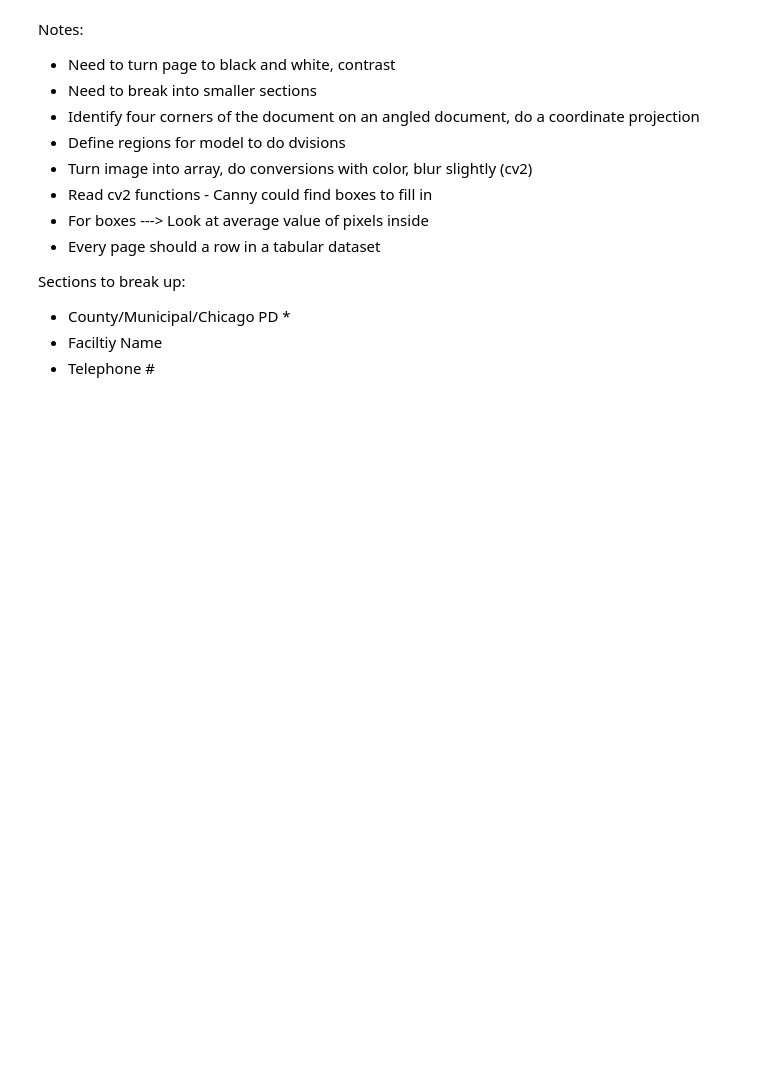
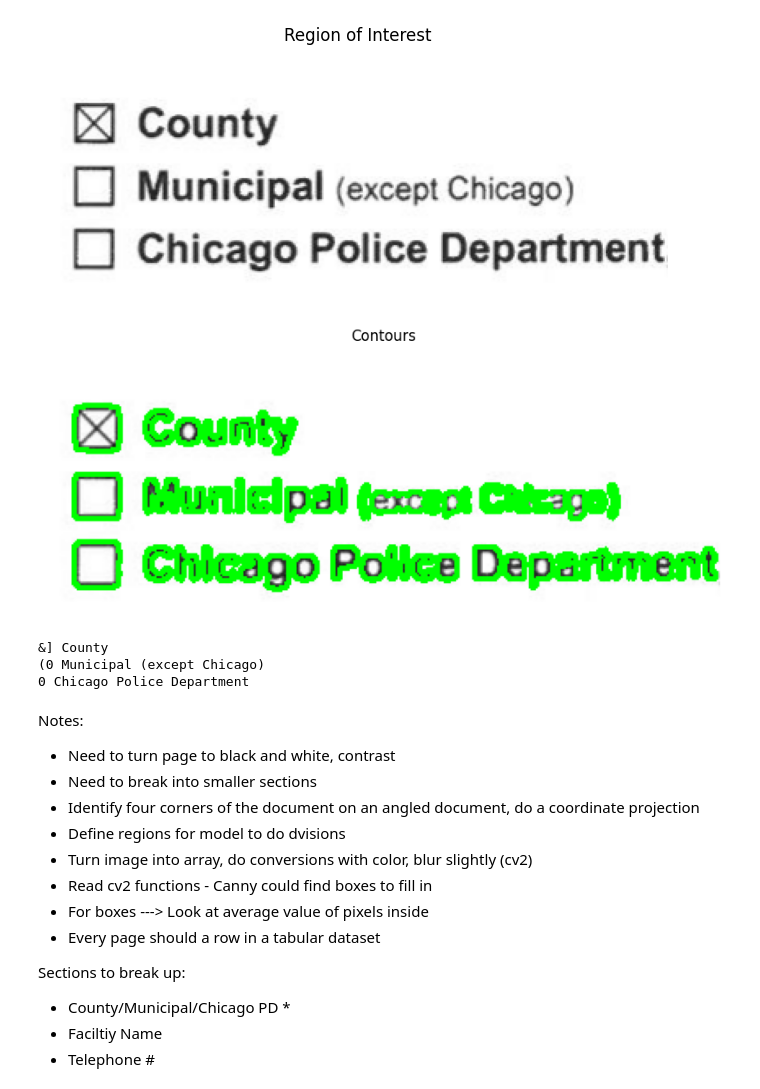
Before and after one commit to mansueto-institute/jail-events, a Jupyter notebook: testing/scraping.ipynb, the cells around one changed output. Saved outputs shown, nothing was run; the diff lists cells and outputs as text; code cells hidden in the pictures; blank space fills up the shorter version.

```diff
--- a/testing/scraping.ipynb
+++ b/testing/scraping.ipynb
@@ -16,4 +17,5 @@ doc = pdf2image.convert_from_path(pdf_path) #creates list object
 
 #width 1700, length 2200
 
-pages = []
+pil_image = doc[0]
+cv2_image = np.array(pil_image)
@@ -34,3 +78,33 @@ error: OpenCV(4.11.0) :-1: error: (-5:Bad argument) in function 'rectangle'
+# %%
+# Convert BGR to RGB for correct display with matplotlib
+roi_rgb = cv2.cvtColor(roi, cv2.COLOR_BGR2RGB)
+image_with_contours = roi.copy()
+cv2.drawContours(image_with_contours, contours, -1, (0, 255, 0), 2)
+image_with_contours_rgb = cv2.cvtColor(image_with_contours, cv2.COLOR_BGR2RGB)
+
+# Display ROI
+plt.figure(figsize=(8, 4))
+plt.title("Region of Interest")
+plt.imshow(roi_rgb)
+plt.axis('off')
+plt.show()
+
+# Display contours
+plt.figure(figsize=(10, 6))
+plt.title("Contours")
+plt.imshow(image_with_contours_rgb)
+plt.axis('off')
+plt.show()
+# %% [output]
+[figure, added]
+[figure, added]
+# %%
+text = pytesseract.image_to_string(roi, lang="eng", config="--psm 6")
+print (text)
+# %% [output]
+&] County
+(0 Municipal (except Chicago)
+0 Chicago Police Department
 # %% [markdown]
 Notes:
 - Need to turn page to black and white, contrast
```
Also changed, not shown: parts of 3 cells of this notebook.
